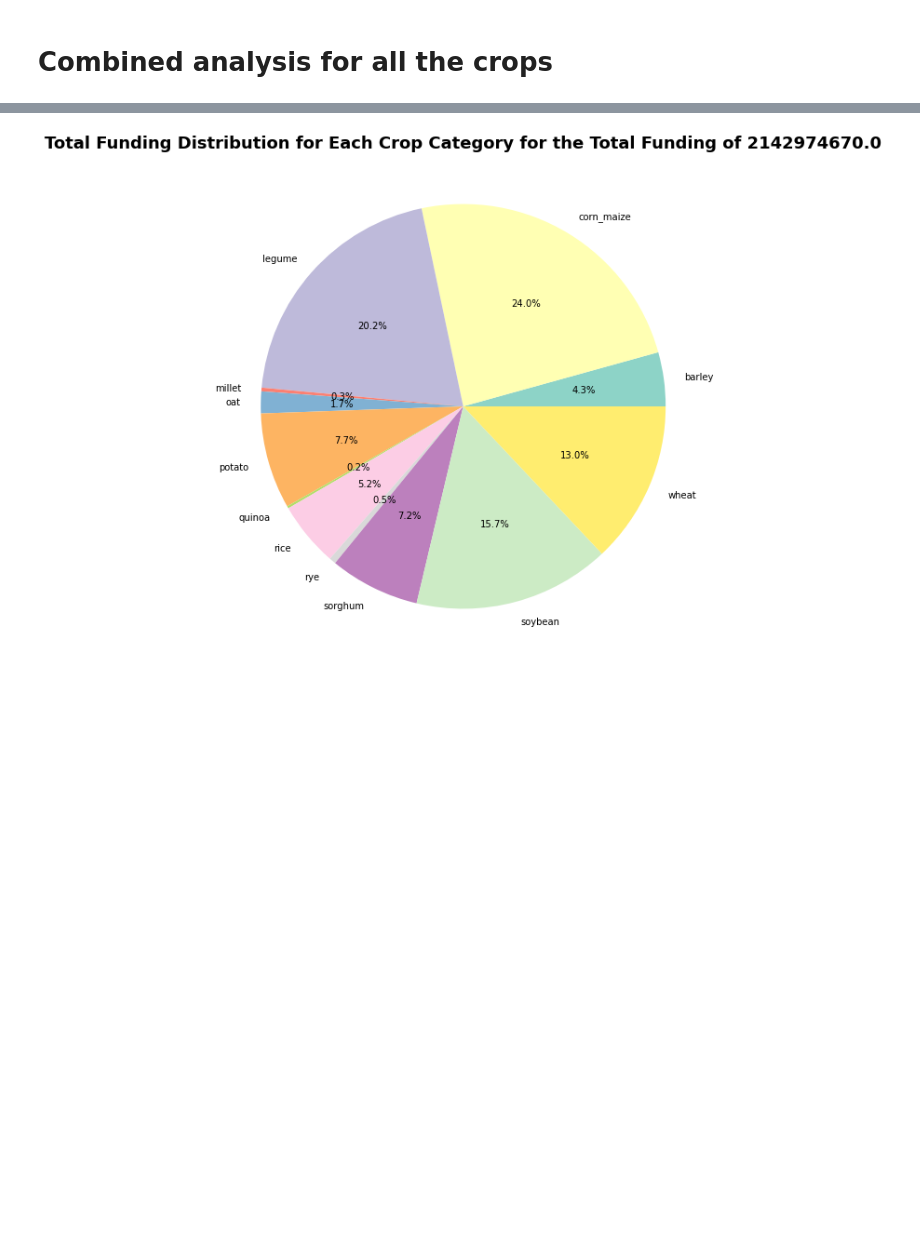
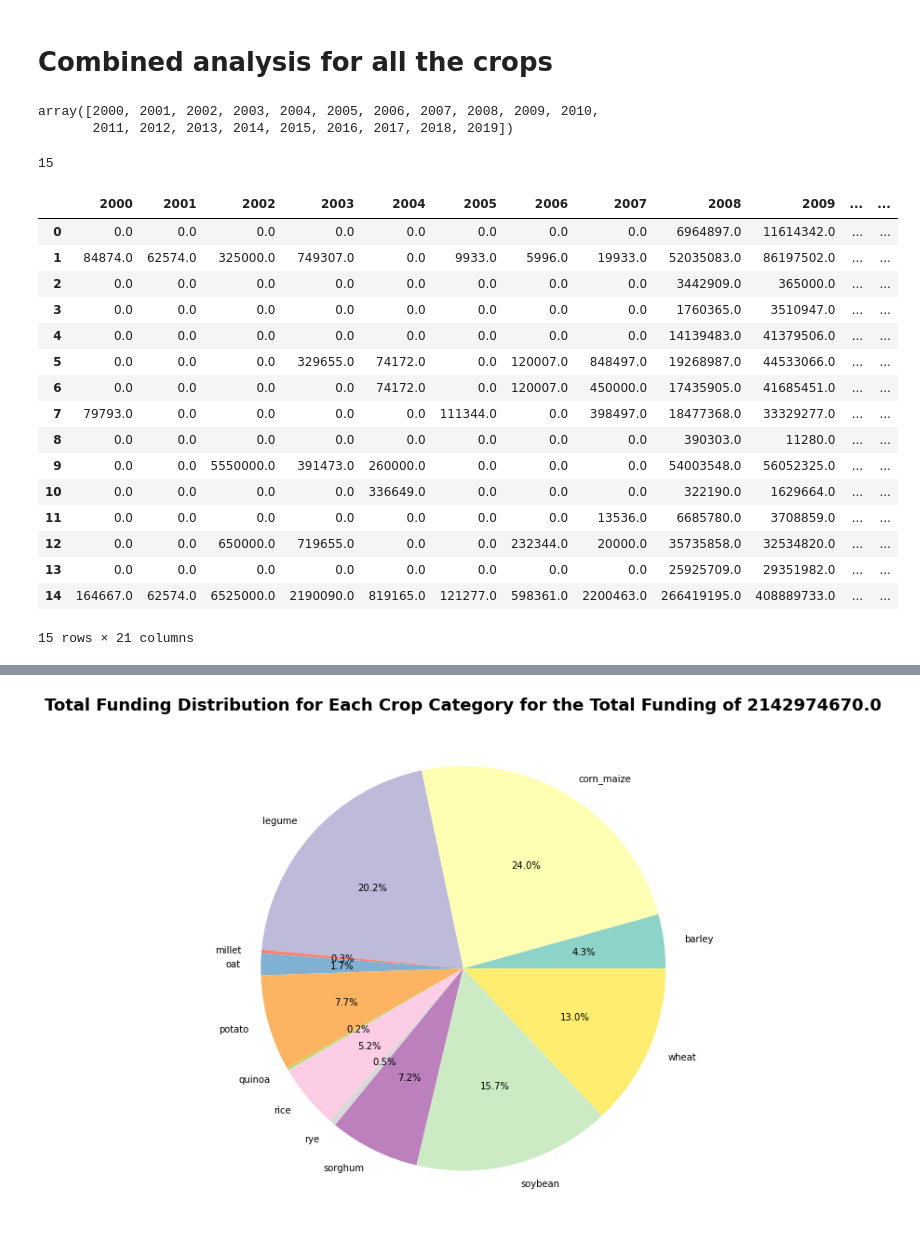
Before and after one commit to DharaAMungra/investment_gap, a Jupyter notebook: Analysis/Funding distribution Analysis.ipynb, the cells around one changed output, grey strips where cells are left out. Cells and saved outputs as stored; diff of their text form; code cells hidden in the pictures; blank space fills up the shorter version.

```diff
--- a/Analysis/Funding distribution Analysis.ipynb
+++ b/Analysis/Funding distribution Analysis.ipynb
@@ -208,17 +55,58 @@ category=['barley','corn_maize','millet','oat','legume','potato','quinoa','rice'
+# %%
+corn_maize.FY.unique()
+# %% [output]
+array([2000, 2001, 2002, 2003, 2004, 2005, 2006, 2007, 2008, 2009, 2010,
+       2011, 2012, 2013, 2014, 2015, 2016, 2017, 2018, 2019])
 # %%
-yearly_cost_cols = ['2008','2009','2010', '2011', '2012', '2013', '2014', '2015', '2016', '2017', '2018','2019', 'crop']
+yearly_cost_cols = ['2000','2001','2002','2003','2004','2005','2006','2007','2008','2009','2010', '2011', '2012', '2013', '2014', '2015', '2016', '2017', '2018','2019']
+years= [2000, 2001, 2002, 2003,2004, 2005, 2006, 2007, 2008, 2009, 2010, 2011, 2012, 2013, 2014,
+       2015, 2016, 2017, 2018, 2019]
 yearly_cost_ls=[]
 
-for i in range(len(data)):
-    #l=[]
-    l=data[i].groupby(['FY'])['FY_TOTAL_COST'].sum().to_list()
-    l.append(category[i])
-    #l.append(df)
+for j in range(len(data)):
+
+    l=[]
+    for i in years:
+
+        dataframe=data[j]
+        temp= dataframe[dataframe['FY']==i]['FY_TOTAL_COST'].sum()
+        #print(i,j,temp)
+
+        #l.append(df)
+        if temp is None :
+            l.append(0)
+
+        else:
+            l.append(temp)
     yearly_cost_ls.append(l)
 
 
     #print(df)
+print(len(yearly_cost_ls))
 yearly_cost = pd.DataFrame(yearly_cost_ls, columns = yearly_cost_cols)
+yearly_cost['crops_category']=category
 yearly_cost.to_csv('yearly_cost.csv', index=False)
 #yearly_cost_ls
+# %% [output]
+15
+# %%
+yearly_cost
+# %% [output]
+|  | 2000 | 2001 | 2002 | 2003 | 2004 | 2005 | 2006 | 2007 | 2008 | 2009 | ... | ... |
+| 0 | 0.0 | 0.0 | 0.0 | 0.0 | 0.0 | 0.0 | 0.0 | 0.0 | 6964897.0 | 11614342.0 | ... | ... |
+| 1 | 84874.0 | 62574.0 | 325000.0 | 749307.0 | 0.0 | 9933.0 | 5996.0 | 19933.0 | 52035083.0 | 86197502.0 | ... | ... |
+| 2 | 0.0 | 0.0 | 0.0 | 0.0 | 0.0 | 0.0 | 0.0 | 0.0 | 3442909.0 | 365000.0 | ... | ... |
+| 3 | 0.0 | 0.0 | 0.0 | 0.0 | 0.0 | 0.0 | 0.0 | 0.0 | 1760365.0 | 3510947.0 | ... | ... |
+| 4 | 0.0 | 0.0 | 0.0 | 0.0 | 0.0 | 0.0 | 0.0 | 0.0 | 14139483.0 | 41379506.0 | ... | ... |
+| 5 | 0.0 | 0.0 | 0.0 | 329655.0 | 74172.0 | 0.0 | 120007.0 | 848497.0 | 19268987.0 | 44533066.0 | ... | ... |
+| 6 | 0.0 | 0.0 | 0.0 | 0.0 | 74172.0 | 0.0 | 120007.0 | 450000.0 | 17435905.0 | 41685451.0 | ... | ... |
+| 7 | 79793.0 | 0.0 | 0.0 | 0.0 | 0.0 | 111344.0 | 0.0 | 398497.0 | 18477368.0 | 33329277.0 | ... | ... |
+| 8 | 0.0 | 0.0 | 0.0 | 0.0 | 0.0 | 0.0 | 0.0 | 0.0 | 390303.0 | 11280.0 | ... | ... |
+| 9 | 0.0 | 0.0 | 5550000.0 | 391473.0 | 260000.0 | 0.0 | 0.0 | 0.0 | 54003548.0 | 56052325.0 | ... | ... |
+| 10 | 0.0 | 0.0 | 0.0 | 0.0 | 336649.0 | 0.0 | 0.0 | 0.0 | 322190.0 | 1629664.0 | ... | ... |
+| 11 | 0.0 | 0.0 | 0.0 | 0.0 | 0.0 | 0.0 | 0.0 | 13536.0 | 6685780.0 | 3708859.0 | ... | ... |
+| 12 | 0.0 | 0.0 | 650000.0 | 719655.0 | 0.0 | 0.0 | 232344.0 | 20000.0 | 35735858.0 | 32534820.0 | ... | ... |
+| 13 | 0.0 | 0.0 | 0.0 | 0.0 | 0.0 | 0.0 | 0.0 | 0.0 | 25925709.0 | 29351982.0 | ... | ... |
+| 14 | 164667.0 | 62574.0 | 6525000.0 | 2190090.0 | 819165.0 | 121277.0 | 598361.0 | 2200463.0 | 266419195.0 | 408889733.0 | ... | ... |
+15 rows × 21 columns
 # %%
```
Also changed, not shown: parts of 9 cells of this notebook, 5 other files.
